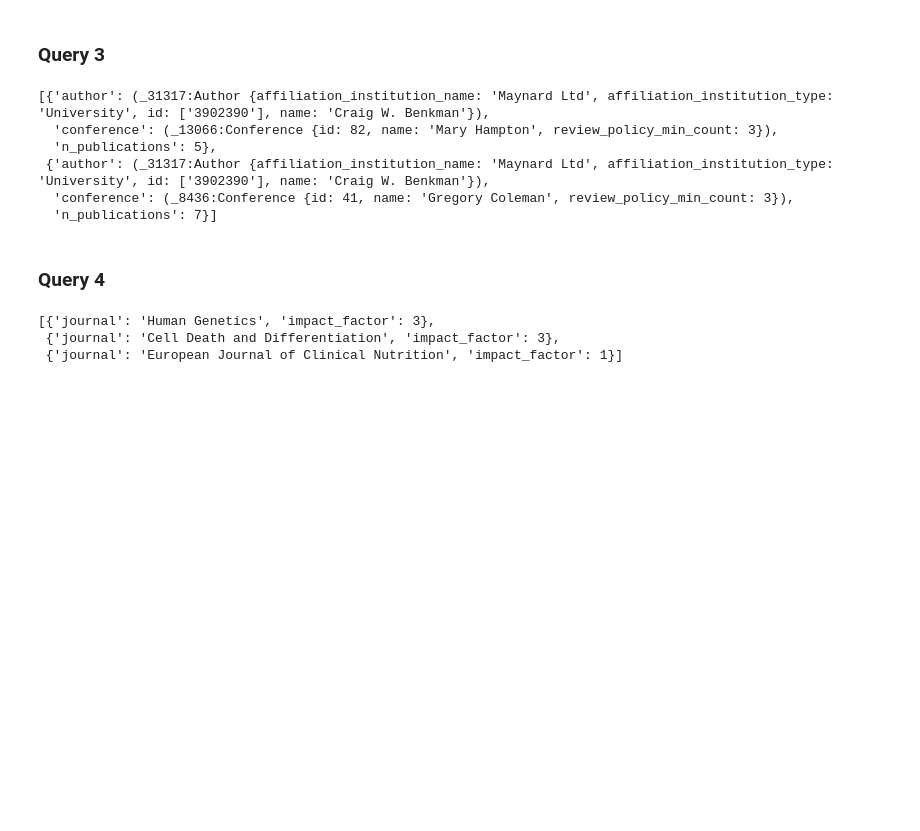
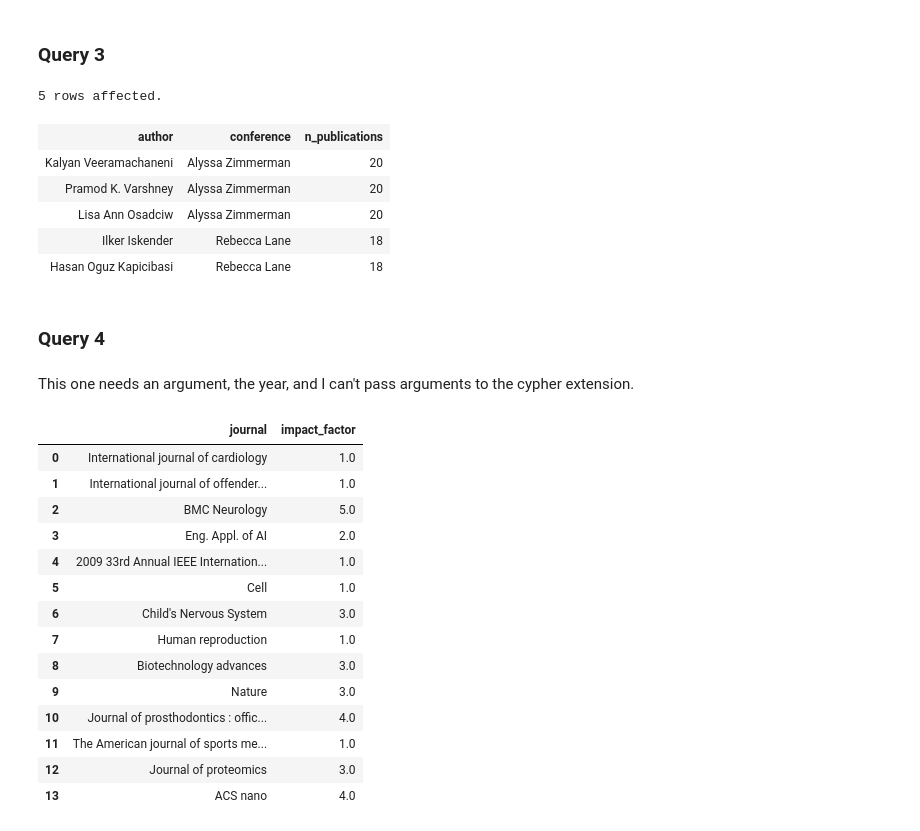
Before and after one commit to diegoquintanav/od-lab-1, a Jupyter notebook: notebooks/2-part-b.ipynb, the cells around one changed output. Cells and saved outputs as stored; diff of their text form; code cells hidden in the pictures; blank space fills up the shorter version.

```diff
--- a/notebooks/2-part-b.ipynb
+++ b/notebooks/2-part-b.ipynb
@@ -75,12 +89,12 @@ graph.run(q1).data()[:5]
 # %% [markdown]
 ### Query 2
 # %%
-q2 = """MATCH(a1:Article)-[:CITED_BY]->(a2:Article)-[:PUBLISHED_IN]->(ed:Edition)<-[:IN]-(cf:Conference)
+%%cypher
+MATCH(a1:Article)-[:CITED_BY]->(a2:Article)-[:PUBLISHED_IN]->(ed:Edition)-[:OF]->(cf:Conference)
+WHERE a1 <> a2
 WITH a1, cf, count(a1) as citations
 ORDER BY citations DESC
-WITH cf, collect(a1 {.title,citations}) as c_citations
-RETURN cf.name AS conference_name, c_citations[..3] as three_most_cited"""
-
-_out_q2 = graph.run(q2).data()
-_out_q2[:4]
+WITH cf, collect(a1 {.title, citations}) as c_citations
+RETURN cf.name AS conference_name, c_citations[..3] as three_most_cited
+LIMIT 5
 # %% [output]
@@ -104,38 +108,54 @@ _out_q2[:4]
 # %% [markdown]
 ### Query 3
 # %%
-q3 = """MATCH (au:Author)-[:AUTHORS]->(ar:Article)-[e1:PUBLISHED_IN]->
-(ed:Edition)<-[:IN]-(co:Conference)
+%%cypher
+MATCH (au:Author)-[:AUTHORS]->(ar:Article)-[e1:PUBLISHED_IN]->
+(ed:Edition)-[:OF]->(co:Conference)
 WITH au, collect(ed) as editions, co
 WHERE size(editions) >= 4
-RETURN au as author, co as conference, size(editions) as n_publications"""
-
-q3_out = graph.run(q3).data()
-
-q3_out[:2]
+RETURN au.name AS author, co.name AS conference, size(editions) AS n_publications
+ORDER BY n_publications DESC
+LIMIT 5
 # %% [output]
-[{'author': (_31317:Author {affiliation_institution_name: 'Maynard Ltd', affiliation_institution_type: 'University', id: ['3902390'], name: 'Craig W. Benkman'}),
-  'conference': (_13066:Conference {id: 82, name: 'Mary Hampton', review_policy_min_count: 3}),
-  'n_publications': 5},
- {'author': (_31317:Author {affiliation_institution_name: 'Maynard Ltd', affiliation_institution_type: 'University', id: ['3902390'], name: 'Craig W. Benkman'}),
-  'conference': (_8436:Conference {id: 41, name: 'Gregory Coleman', review_policy_min_count: 3}),
-  'n_publications': 7}]
+5 rows affected.
+| author | conference | n_publications |
+| Kalyan Veeramachaneni | Alyssa Zimmerman | 20 |
+| Pramod K. Varshney | Alyssa Zimmerman | 20 |
+| Lisa Ann Osadciw | Alyssa Zimmerman | 20 |
+| Ilker Iskender | Rebecca Lane | 18 |
+| Hasan Oguz Kapicibasi | Rebecca Lane | 18 |
 # %% [markdown]
 ### Query 4
+# %% [markdown]
+This one needs an argument, the year, and I can't pass arguments to the cypher extension.
 # %%
-q4="""MATCH (article:Article {year: $year})
+from pandas import DataFrame
+
+q4 = """MATCH (article:Article {year: $year})
 WITH collect(article) AS current_papers
 MATCH (article:Article)-[:PUBLISHED_IN]->(:Volume)-[:OF]->(journal:Journal)
-WHERE article.year = $year_n2 OR article.year = $year_n1
+WHERE article.year = ($year - 1) OR article.year = ($year - 2)
 MATCH (article)-[:CITED_BY]->(citer:Article)
 WHERE citer IN current_papers
 WITH count(citer) AS n_cites, article, journal
-RETURN journal.name as journal, SUM(n_cites)/COUNT(article) AS impact_factor;
+RETURN journal.name as journal, toFloat(SUM(n_cites)/COUNT(article)) AS impact_factor;
 """
 
-q4_out = graph.run(q4, year=2005, year_n1=2004, year_n2=2003).data()
-q4_out
+q4_out = graph.run(q4, year=2011).data()
+DataFrame(q4_out)
 # %% [output]
-[{'journal': 'Human Genetics', 'impact_factor': 3},
- {'journal': 'Cell Death and Differentiation', 'impact_factor': 3},
- {'journal': 'European Journal of Clinical Nutrition', 'impact_factor': 1}]
+|  | journal | impact_factor |
+| 0 | International journal of cardiology | 1.0 |
+| 1 | International journal of offender... | 1.0 |
+| 2 | BMC Neurology | 5.0 |
+| 3 | Eng. Appl. of AI | 2.0 |
+| 4 | 2009 33rd Annual IEEE Internation... | 1.0 |
+| 5 | Cell | 1.0 |
+| 6 | Child's Nervous System | 3.0 |
+| 7 | Human reproduction | 1.0 |
+| 8 | Biotechnology advances | 3.0 |
+| 9 | Nature | 3.0 |
+| 10 | Journal of prosthodontics : offic... | 4.0 |
+| 11 | The American journal of sports me... | 1.0 |
+| 12 | Journal of proteomics | 3.0 |
+| 13 | ACS nano | 4.0 |
```
Also changed, not shown: parts of 5 cells of this notebook, 3 other files.
